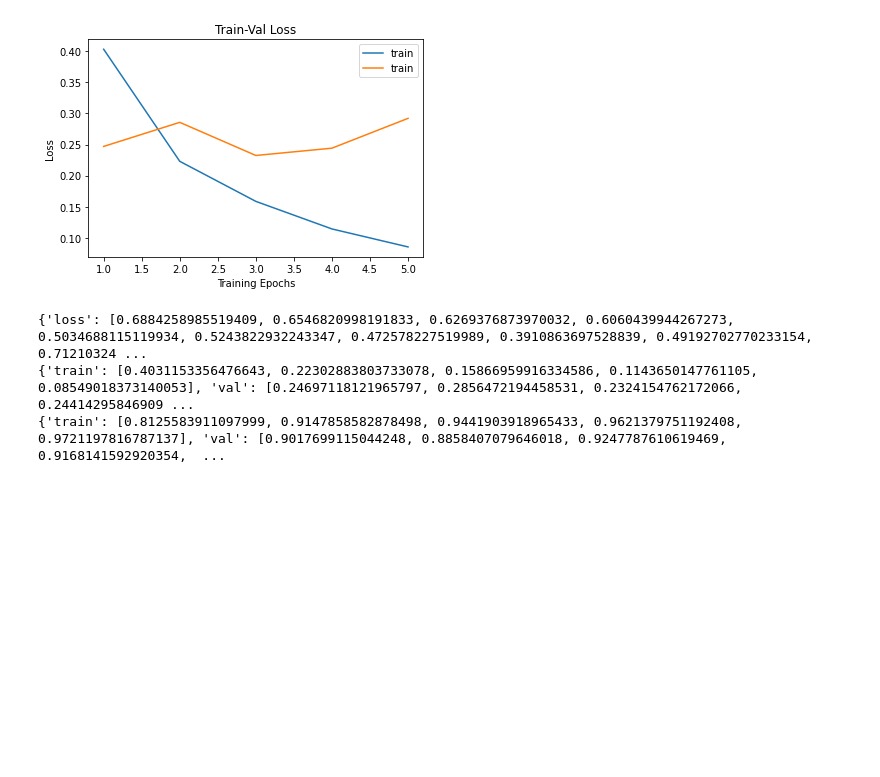
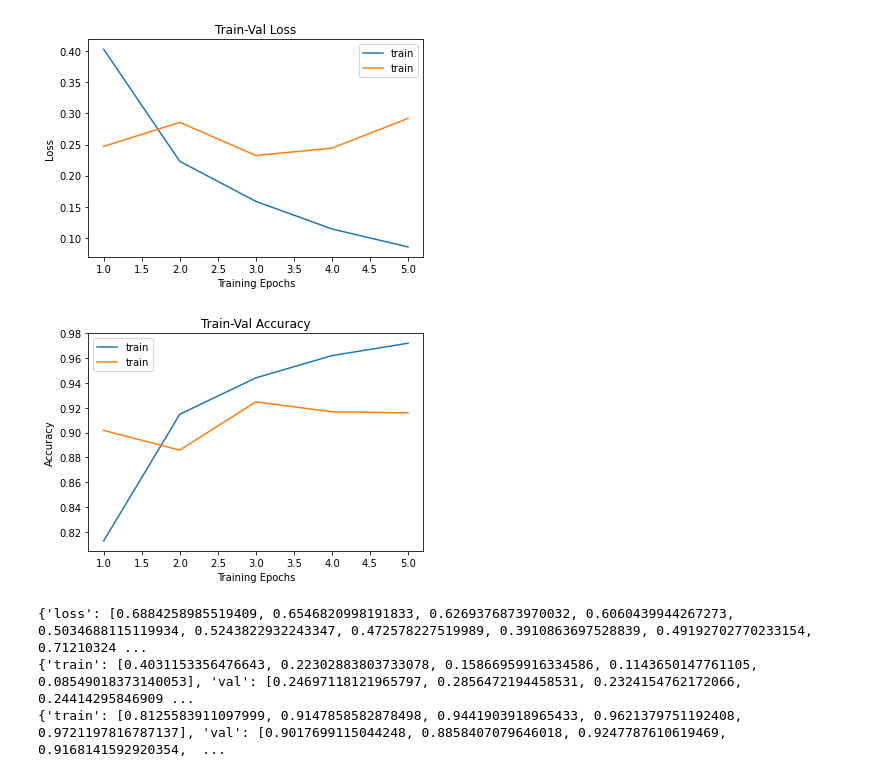
Before and after one commit to reverg/NLP_project, a Jupyter notebook: DNABERT_torch_2.ipynb, the cells around one changed output. Drawn from its saved outputs; the diff is of its cells as text; code cells hidden in the pictures; blank space fills up the shorter version.

Commit message:
2 layers accuracy result

```diff
--- a/DNABERT_torch_2.ipynb
+++ b/DNABERT_torch_2.ipynb
@@ -367,6 +367,22 @@ plt.legend()
 plt.show()
 # %% [output]
 [figure]
+# %%
+from torchvision import utils
+import matplotlib.pyplot as plt
+
+epochs = 5
+accuracy_history = {'train': [0.8125583911097999, 0.9147858582878498, 0.9441903918965433, 0.9621379751192408, 0.9721197816787137], 'val': [0.9017699115044248, 0.8858407079646018, 0.9247787610619469, 0.9168141592920354, 0.915929203539823]}
+
+plt.title("Train-Val Accuracy")
+plt.plot(range(1,epochs+1), accuracy_history["train"], label='train')
+plt.plot(range(1,epochs+1), accuracy_history["val"], label='train')
+plt.ylabel("Accuracy")
+plt.xlabel("Training Epochs")
+plt.legend()
+plt.show()
+# %% [output]
+[figure, added]
 # %%
 print(batch_history)
 print(loss_history)
```
